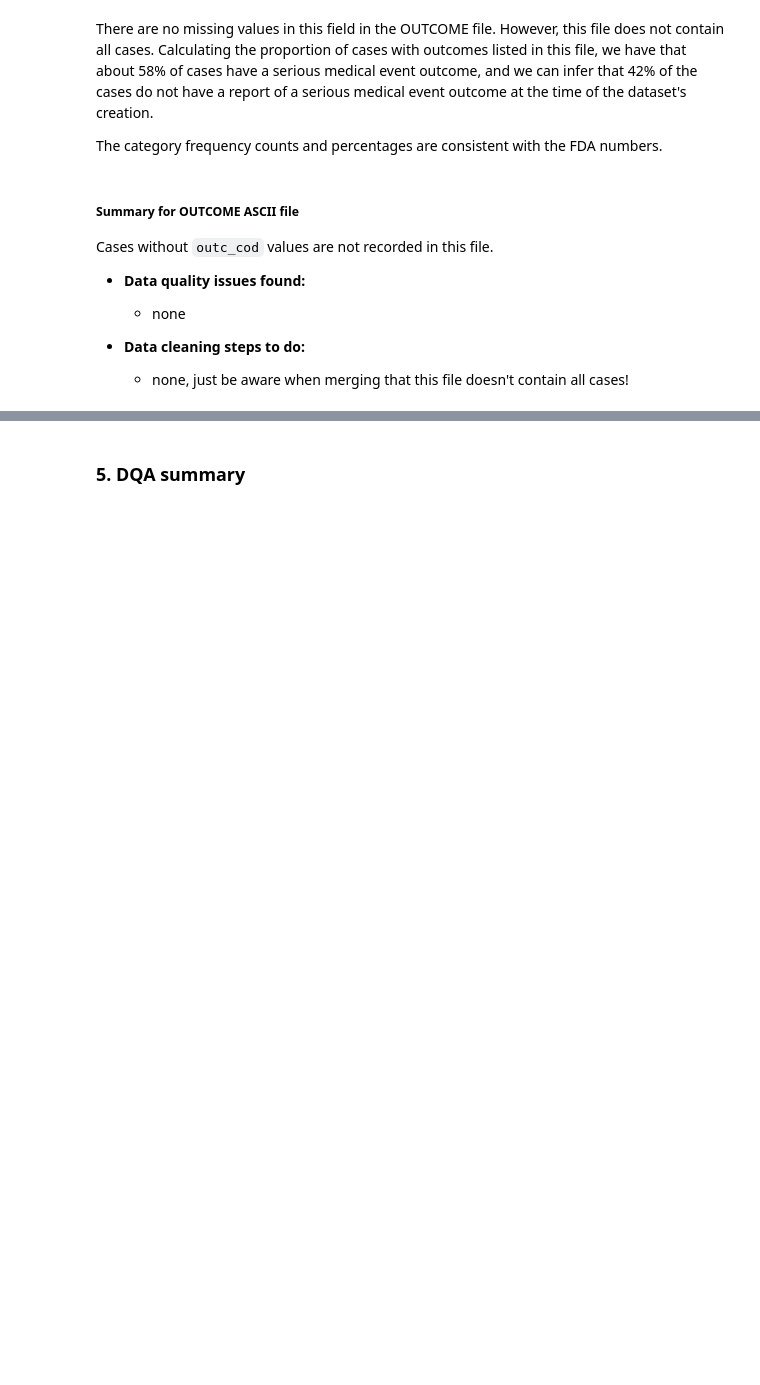
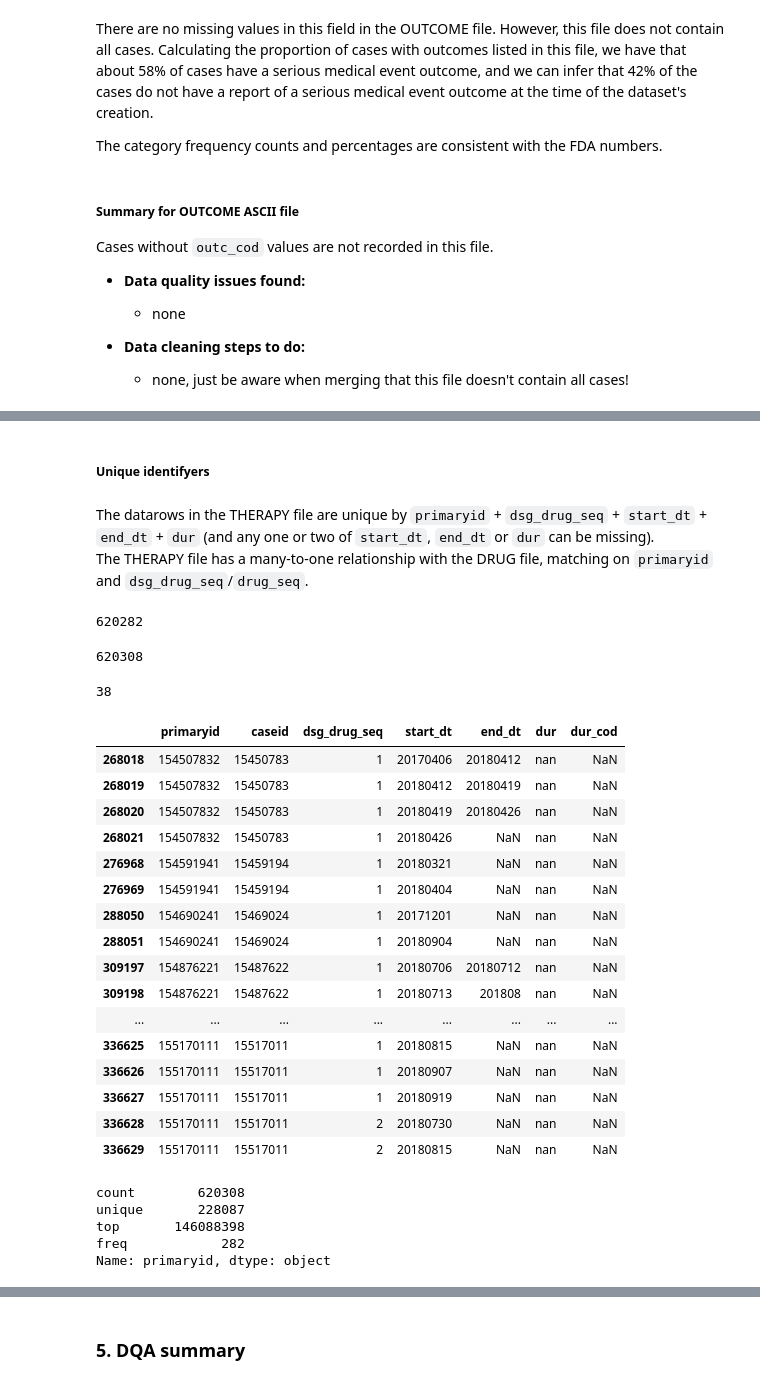
Before and after one commit to 33eyes/FAERS_graph, a Jupyter notebook: data_quality_analysis.ipynb, the cells around one changed output, grey strips where cells are left out. Drawn from its saved outputs; the diff is of its cells as text; code cells hidden in the pictures; blank space fills up the shorter version.

```diff
--- a/data_quality_analysis.ipynb
+++ b/data_quality_analysis.ipynb
@@ -2684,0 +2912,14 @@ Cases without `outc_cod` values are not recorded in this file.
+# %%
+ascii_file_therapy = raw_ascii_path + "THER18Q4.txt"
+# %%
+datatypes = {
+    'primaryid': 'object',
+    'caseid': 'object',
+    'dsg_drug_seq': np.int32,
+    'start_dt': 'object',
+    'end_dt': 'object',
+    'dur': np.float64,
+    'dur_cod': 'object'
+}
+# %%
+therapy = pd.read_csv(ascii_file_therapy, sep='$', dtype=datatypes)
@@ -2684,0 +2971,47 @@ Cases without `outc_cod` values are not recorded in this file.
+# %% [markdown]
+##### Unique identifyers
+# %% [markdown]
+The datarows in the THERAPY file are unique by `primaryid` + `dsg_drug_seq` + `start_dt` + `end_dt` + `dur` (and any one or two of `start_dt`, `end_dt` or `dur` can be missing).
+The THERAPY file has a many-to-one relationship with the DRUG file, matching on `primaryid` and `dsg_drug_seq`/`drug_seq`.
+# %%
+len(therapy.drop_duplicates(subset=["primaryid", "dsg_drug_seq"]) )
+# %% [output]
+620282
+# %%
+len(therapy.drop_duplicates(subset=["primaryid", "dsg_drug_seq", "start_dt"]) )
+# %% [output]
+620308
+# %%
+dups = therapy[therapy.duplicated(subset=["primaryid", "dsg_drug_seq"], keep=False)]
+# %%
+len(dups)
+# %% [output]
+38
+# %%
+dups.head(20)
+# %% [output]
+|  | primaryid | caseid | dsg_drug_seq | start_dt | end_dt | dur | dur_cod |
+| 268018 | 154507832 | 15450783 | 1 | 20170406 | 20180412 | nan | NaN |
+| 268019 | 154507832 | 15450783 | 1 | 20180412 | 20180419 | nan | NaN |
+| 268020 | 154507832 | 15450783 | 1 | 20180419 | 20180426 | nan | NaN |
+| 268021 | 154507832 | 15450783 | 1 | 20180426 | NaN | nan | NaN |
+| 276968 | 154591941 | 15459194 | 1 | 20180321 | NaN | nan | NaN |
+| 276969 | 154591941 | 15459194 | 1 | 20180404 | NaN | nan | NaN |
+| 288050 | 154690241 | 15469024 | 1 | 20171201 | NaN | nan | NaN |
+| 288051 | 154690241 | 15469024 | 1 | 20180904 | NaN | nan | NaN |
+| 309197 | 154876221 | 15487622 | 1 | 20180706 | 20180712 | nan | NaN |
+| 309198 | 154876221 | 15487622 | 1 | 20180713 | 201808 | nan | NaN |
+| ... | ... | ... | ... | ... | ... | ... | ... |
+| 336625 | 155170111 | 15517011 | 1 | 20180815 | NaN | nan | NaN |
+| 336626 | 155170111 | 15517011 | 1 | 20180907 | NaN | nan | NaN |
+| 336627 | 155170111 | 15517011 | 1 | 20180919 | NaN | nan | NaN |
+| 336628 | 155170111 | 15517011 | 2 | 20180730 | NaN | nan | NaN |
+| 336629 | 155170111 | 15517011 | 2 | 20180815 | NaN | nan | NaN |
+# %%
+therapy.primaryid.describe()
+# %% [output]
+count        620308
+unique       228087
+top       146088398
+freq            282
+Name: primaryid, dtype: object
```
Also changed, not shown: parts of 102 cells of this notebook.
